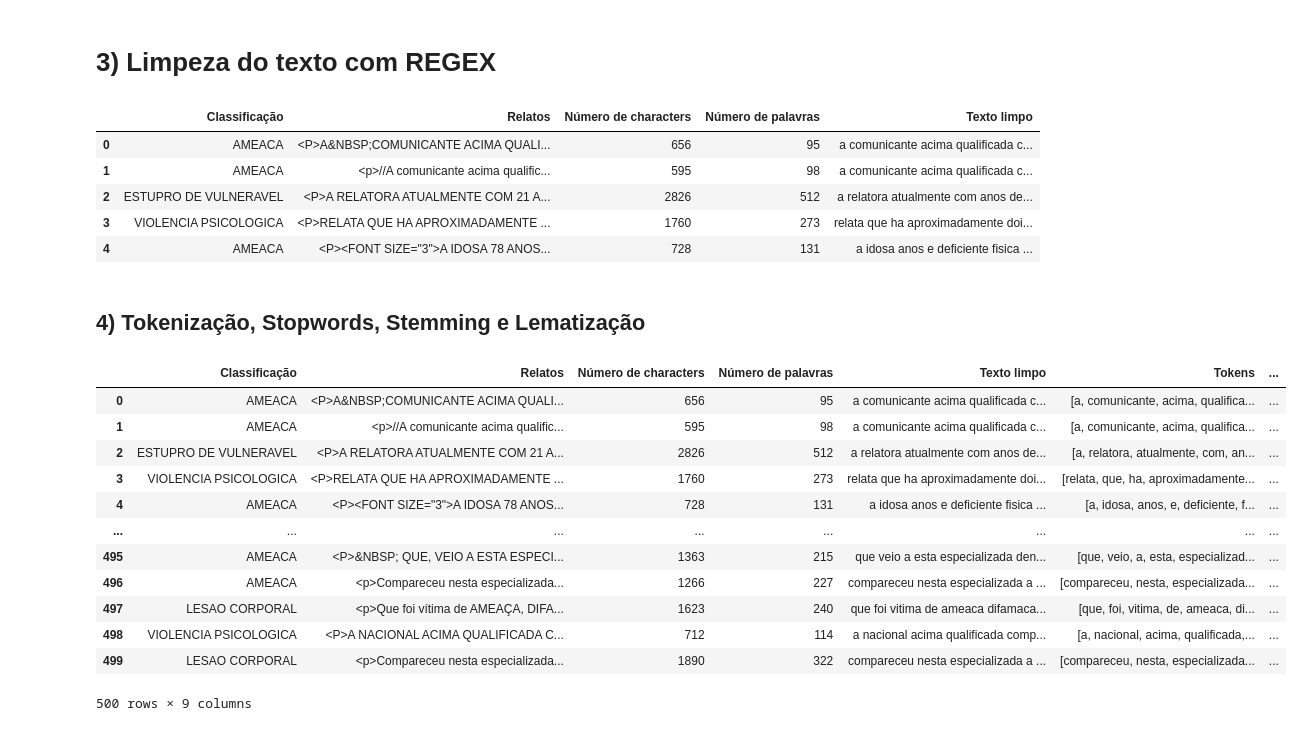
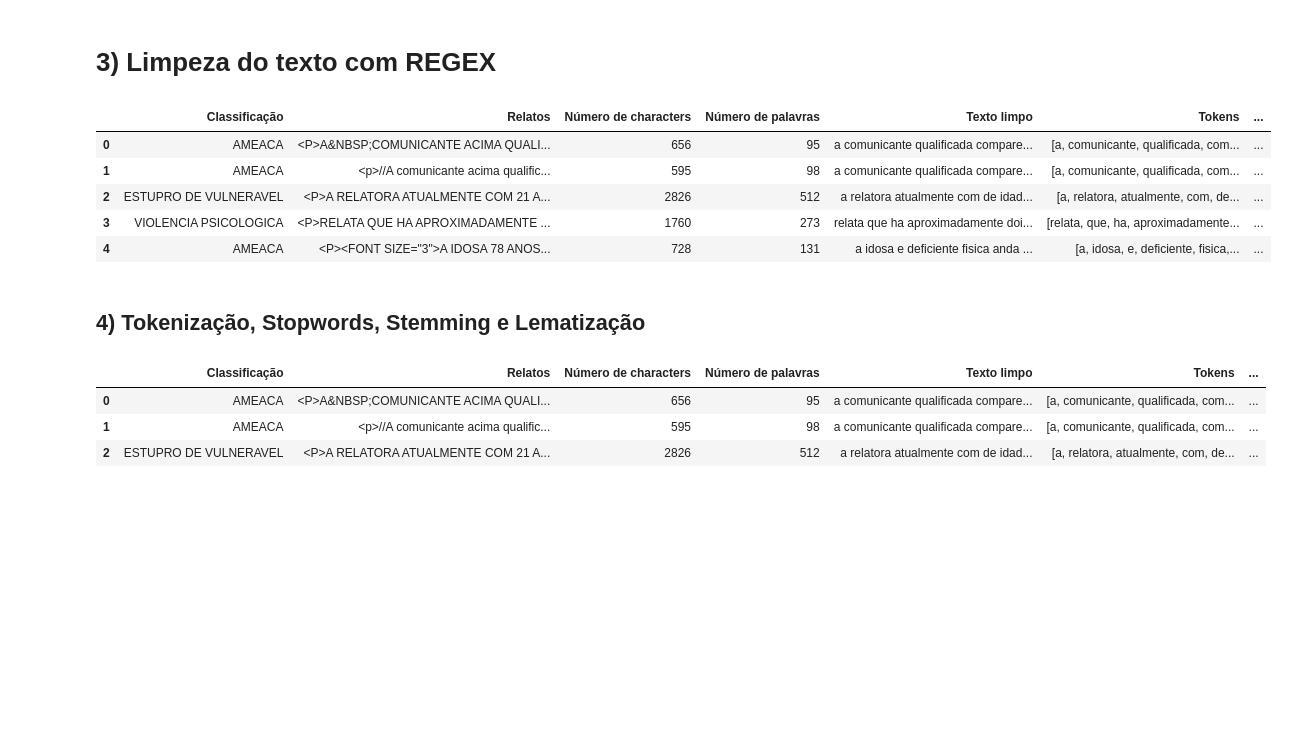
Before and after one commit to msiqueiras/natural_language_processing, a Jupyter notebook: selected_crimes.ipynb, the cells around one changed output. Drawn from its saved outputs; the diff is of its cells as text; code cells hidden in the pictures; blank space fills up the shorter version.

```diff
--- a/selected_crimes.ipynb
+++ b/selected_crimes.ipynb
@@ -127,6 +122,29 @@ df_crimes
 def clean_text(text):
 
     t = text.lower()
+    palavras_frequentes = {'registra-se': ' ',
+                           'não': ' ',
+                           'dia': ' ',
+                           'acima': ' ',
+                           'anos': ' ',
+                           'fato': ' ',
+                           'local': ' ',
+                           'devidos': ' ',
+                           'devidas': ' ',
+                           'fins': ' ',
+                           'direito': ' ',
+                           'legais': ' ',
+                           'providências': ' ',
+                           'providencias': ' ',
+                           'bairro': ' ',
+                           'volta': ' ',
+                           'silva': ' ',
+                           'delegacia': ' ',
+                           'santos': ' ',
+                           'ja': ' ',
+                           'data': ' '}
+    for padrao, substituicao in palavras_frequentes.items():
+        t = re.sub(padrao, substituicao, t)
     t = re.sub(r"(https?://\S+|www\.\S+)", ' ', t) #padrões url
     t = re.sub(r"<[^>]+>", ' ', t) #todas as tags de <>
     t = re.sub(r"/", ' ', t) #todas as ocorrências de barras
@@ -154,12 +172,12 @@ pd.set_option('display.max_colwidth', None)
 df_crimes.head()
 #ferramentas de tratamento de texto IA ou outra biblioteca
 # %% [output]
-|  | Classificação | Relatos | Número de characters | Número de palavras | Texto limpo |
-| 0 | AMEACA | <P>A&NBSP;COMUNICANTE ACIMA QUALI... | 656 | 95 | a comunicante acima qualificada c... |
-| 1 | AMEACA | <p>//A comunicante acima qualific... | 595 | 98 | a comunicante acima qualificada c... |
-| 2 | ESTUPRO DE VULNERAVEL | <P>A RELATORA ATUALMENTE COM 21 A... | 2826 | 512 | a relatora atualmente com anos de... |
-| 3 | VIOLENCIA PSICOLOGICA | <P>RELATA QUE HA APROXIMADAMENTE ... | 1760 | 273 | relata que ha aproximadamente doi... |
-| 4 | AMEACA | <P><FONT SIZE="3">A IDOSA 78 ANOS... | 728 | 131 | a idosa anos e deficiente fisica ... |
+|  | Classificação | Relatos | Número de characters | Número de palavras | Texto limpo | Tokens | ... |
+| 0 | AMEACA | <P>A&NBSP;COMUNICANTE ACIMA QUALI... | 656 | 95 | a comunicante qualificada compare... | [a, comunicante, qualificada, com... | ... |
+| 1 | AMEACA | <p>//A comunicante acima qualific... | 595 | 98 | a comunicante qualificada compare... | [a, comunicante, qualificada, com... | ... |
+| 2 | ESTUPRO DE VULNERAVEL | <P>A RELATORA ATUALMENTE COM 21 A... | 2826 | 512 | a relatora atualmente com de idad... | [a, relatora, atualmente, com, de... | ... |
+| 3 | VIOLENCIA PSICOLOGICA | <P>RELATA QUE HA APROXIMADAMENTE ... | 1760 | 273 | relata que ha aproximadamente doi... | [relata, que, ha, aproximadamente... | ... |
+| 4 | AMEACA | <P><FONT SIZE="3">A IDOSA 78 ANOS... | 728 | 131 | a idosa e deficiente fisica anda ... | [a, idosa, e, deficiente, fisica,... | ... |
 # %% [markdown]
 ## 4) Tokenização, Stopwords, Stemming e Lematização
 # %%
@@ -169,43 +187,34 @@ def tokenize(text):
 def stop_words(tokens):
     off_stopword_text = []
 
     for t in tokens:
         if t not in PT_STOPWORDS:
             off_stopword_text.append(t)
 
     return off_stopword_text
 
 def stem_tokens(tokens):
     stemming_tokens = []
     for t in tokens:
         stemming_tokens.append(STEMMER.stem(t))
     return stemming_tokens
 
 def lemmatize(text):
     doc = nlp(text)
     lemmas = []
 
     for t in doc:
         lemmas.append(t.lemma_)
 
     return lemmas
 
 df_crimes['Tokens'] = df_crimes['Texto limpo'].apply(tokenize)
 df_crimes['Off stop words'] = df_crimes['Tokens'].apply(stop_words)
 df_crimes['Stem tokens'] = df_crimes['Off stop words'].apply(stem_tokens)
 df_crimes['Lemmas tokens'] = df_crimes['Texto limpo'].apply(lemmatize)
-df_crimes
+df_crimes.head(3)
 # %% [output]
 |  | Classificação | Relatos | Número de characters | Número de palavras | Texto limpo | Tokens | ... |
-| 0 | AMEACA | <P>A&NBSP;COMUNICANTE ACIMA QUALI... | 656 | 95 | a comunicante acima qualificada c... | [a, comunicante, acima, qualifica... | ... |
-| 1 | AMEACA | <p>//A comunicante acima qualific... | 595 | 98 | a comunicante acima qualificada c... | [a, comunicante, acima, qualifica... | ... |
-| 2 | ESTUPRO DE VULNERAVEL | <P>A RELATORA ATUALMENTE COM 21 A... | 2826 | 512 | a relatora atualmente com anos de... | [a, relatora, atualmente, com, an... | ... |
-| 3 | VIOLENCIA PSICOLOGICA | <P>RELATA QUE HA APROXIMADAMENTE ... | 1760 | 273 | relata que ha aproximadamente doi... | [relata, que, ha, aproximadamente... | ... |
-| 4 | AMEACA | <P><FONT SIZE="3">A IDOSA 78 ANOS... | 728 | 131 | a idosa anos e deficiente fisica ... | [a, idosa, anos, e, deficiente, f... | ... |
-| ... | ... | ... | ... | ... | ... | ... | ... |
-| 495 | AMEACA | <P>&NBSP; QUE, VEIO A ESTA ESPECI... | 1363 | 215 | que veio a esta especializada den... | [que, veio, a, esta, especializad... | ... |
-| 496 | AMEACA | <p>Compareceu nesta especializada... | 1266 | 227 | compareceu nesta especializada a ... | [compareceu, nesta, especializada... | ... |
-| 497 | LESAO CORPORAL | <p>Que foi vítima de AMEAÇA, DIFA... | 1623 | 240 | que foi vitima de ameaca difamaca... | [que, foi, vitima, de, ameaca, di... | ... |
-| 498 | VIOLENCIA PSICOLOGICA | <P>A NACIONAL ACIMA QUALIFICADA C... | 712 | 114 | a nacional acima qualificada comp... | [a, nacional, acima, qualificada,... | ... |
-| 499 | LESAO CORPORAL | <p>Compareceu nesta especializada... | 1890 | 322 | compareceu nesta especializada a ... | [compareceu, nesta, especializada... | ... |
+| 0 | AMEACA | <P>A&NBSP;COMUNICANTE ACIMA QUALI... | 656 | 95 | a comunicante qualificada compare... | [a, comunicante, qualificada, com... | ... |
+| 1 | AMEACA | <p>//A comunicante acima qualific... | 595 | 98 | a comunicante qualificada compare... | [a, comunicante, qualificada, com... | ... |
+| 2 | ESTUPRO DE VULNERAVEL | <P>A RELATORA ATUALMENTE COM 21 A... | 2826 | 512 | a relatora atualmente com de idad... | [a, relatora, atualmente, com, de... | ... |
-500 rows × 9 columns
```
Also changed, not shown: parts of 5 cells of this notebook.
